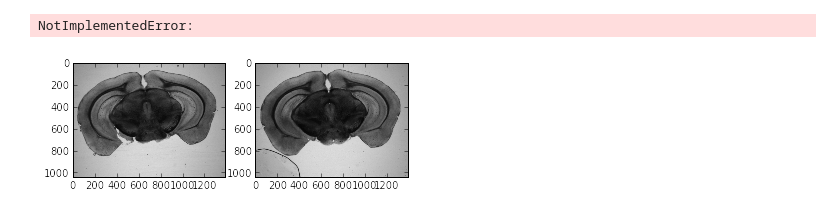
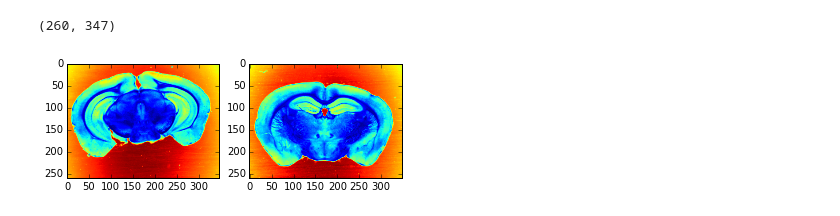
Before and after one commit to ThunderShiviah/AllenBrainAtlasAPI, a Jupyter notebook: notebooks/registration.ipynb, the cells around one changed output. Saved outputs shown, nothing was run; the diff lists cells and outputs as text; code cells hidden in the pictures.

```diff
--- a/notebooks/registration.ipynb
+++ b/notebooks/registration.ipynb
@@ -21,59 +22,13 @@ ax1.imshow(img1)
-# %%
-def choose_corresponding_points():
-    """Utility function for finding corresponding features in images.
-
-    Alternately click on image 0 and 1, indicating the same feature.
-
-    """
-    f, (ax0, ax1) = plt.subplots(1, 2)
-    ax0.imshow(img0)
-    ax1.imshow(img1)
-
-    coords = plt.ginput(8, timeout=0)
-
-    np.savez('_reg_coords.npz', source=coords[::2], target=coords[1::2])
-
-    plt.close()
-
-
-# Re use previous coordinates, if found
-if not os.path.exists('_reg_coords.npz'):
-    choose_corresponding_points()
-
-coords = np.load('_reg_coords.npz')
-
-# Estimate the transformation between the two sets of coordinates,
-# assuming it is an affine transform
-tf = transform.estimate_transform('similarity', coords['source'], coords['target'])
-
-# Use a translation transformation to center both images for display purposes
-offset = transform.SimilarityTransform(translation=(-200, -170))
-
-img0_warped = transform.warp(img0, inverse_map=offset,
-                             output_shape=(600, 600))
-
-img1_warped = transform.warp(img1, inverse_map=offset + tf,
-                             output_shape=(600, 600))
-
-
-# Find where both images overlap; in that region average their values
-mask = (img0_warped != 0) & (img1_warped != 0)
-registered = img0_warped + img1_warped
-registered[mask] /= 2
-
-# Display the results
-f, (ax0, ax1, ax2) = plt.subplots(1, 3, subplot_kw={'xticks': [], 'yticks': []})
-ax0.imshow(img0)
-ax1.imshow(img1)
-ax2.imshow(registered)
-
-# ## ## Display image boundaries
-# y, x = img1.shape[:2]
-# box = np.array([[0, 0], [0, y], [x, y], [x, 0], [0, 0]])
-# tf_box = (offset + tf).inverse(box)
-# plt.plot(tf_box[:, 0], tf_box[:, 1], 'r-')
-
-#plt.show()
-# %% [output]
-NotImplementedError:
-[figure, removed]
+# %%
+pyramid0 = tuple(tf.pyramid_gaussian(img0, downscale=4))
+pyramid1 = tuple(tf.pyramid_gaussian(img1, downscale=4))
+
+'''look at the loaded files'''
+f, (ax0, ax1) = plt.subplots(1, 2)
+ax0.imshow(pyramid0[1])
+ax1.imshow(pyramid1[1])
+
+pyramid1[1].shape
+# %% [output]
+(260, 347)
+[figure, added]
```
Also changed, not shown: parts of 5 cells of this notebook, 38 other files.
